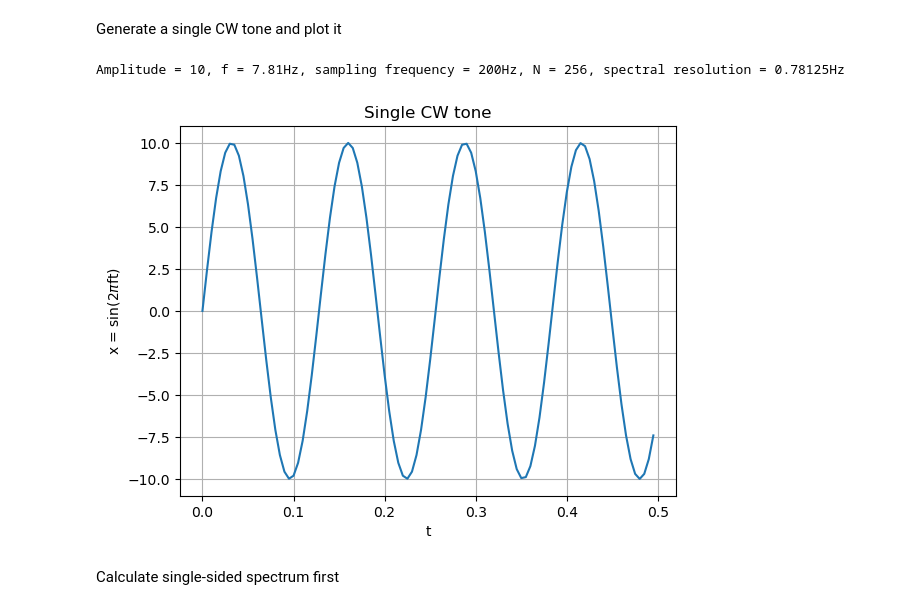
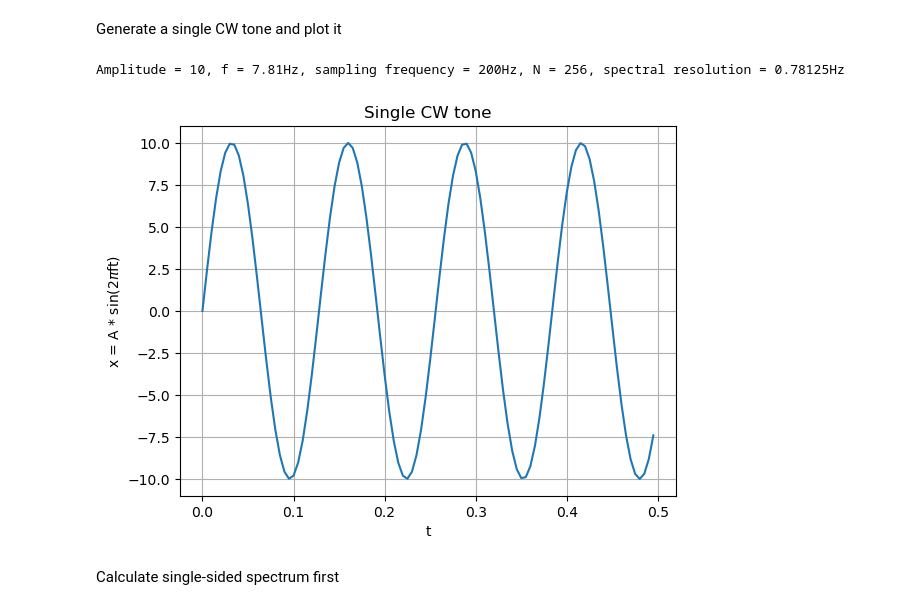
Before and after one commit to faust1002/jupyter_notebooks, a Jupyter notebook: Single_tone.ipynb, the cells around one changed output. Saved outputs shown, nothing was run; the diff lists cells and outputs as text; code cells hidden in the pictures.

```diff
--- a/Single_tone.ipynb
+++ b/Single_tone.ipynb
@@ -28,22 +28,22 @@ Generate a single CW tone and plot it
 # %%
 A = 10
 fs = 200
 N = 256
 spectral_resolution = fs / N
 f = 10 * spectral_resolution
 print(f"Amplitude = {A}, f = {f:.2f}Hz, sampling frequency = {fs}Hz, N = {N}, spectral resolution = {spectral_resolution}Hz")
 t = np.arange(0, 2 * np.pi, 1 / fs)
 x = A * np.sin(2 * np.pi * f * t)
 plt.figure()
 plt.grid()
 plt.plot(t[:100], x[:100])
 plt.title("Single CW tone")
 plt.xlabel("t")
-plt.ylabel(r"x = sin(2$\pi$ft)")
+plt.ylabel(r"x = A * sin(2$\pi$ft)")
 plt.show()
 # %% [output]
 Amplitude = 10, f = 7.81Hz, sampling frequency = 200Hz, N = 256, spectral resolution = 0.78125Hz
-[figure, old version]
+[figure, new version]
 # %% [markdown]
 Calculate single-sided spectrum first
 # %%
```
